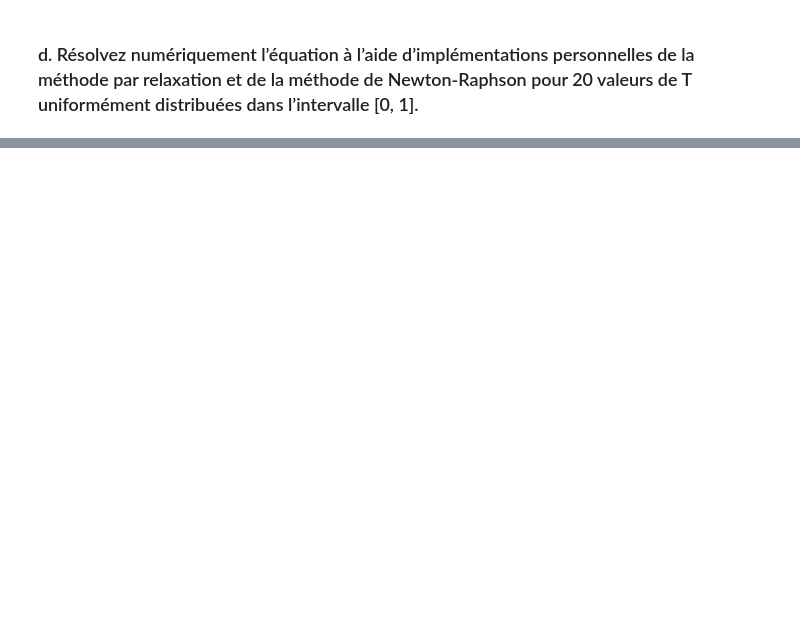
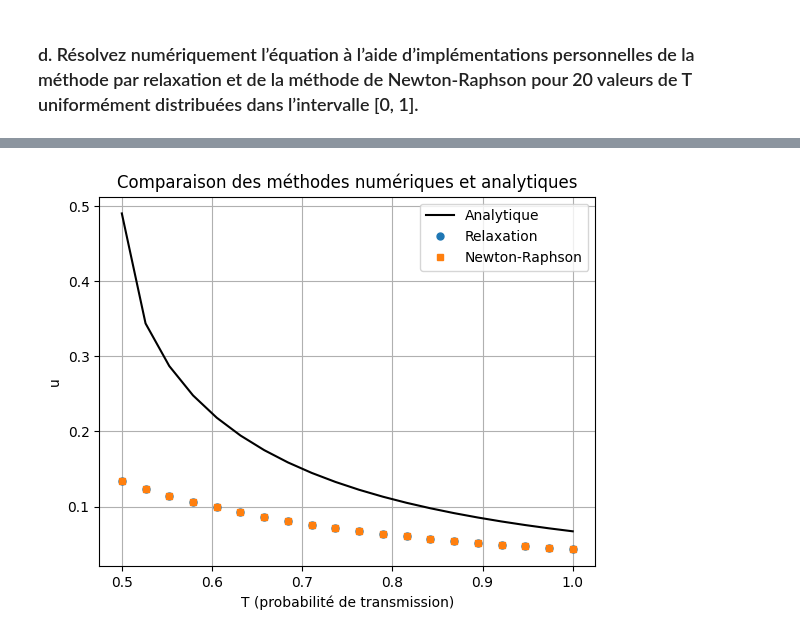
Before and after one commit to YuuHappy/PhysnumTP3, a Jupyter notebook: TP3_JulesLabrecque_MarcAntoineSamson_XavierLarouche.ipynb, the cells around one changed output, grey strips where cells are left out. Cells and saved outputs as stored; diff of their text form; code cells hidden in the pictures; blank space fills up the shorter version.

```diff
--- a/TP3_JulesLabrecque_MarcAntoineSamson_XavierLarouche.ipynb
+++ b/TP3_JulesLabrecque_MarcAntoineSamson_XavierLarouche.ipynb
@@ -194,0 +324,20 @@ $$u_3 =\frac{1\pm\sqrt{1-4/A^2}}{2} = \frac{1\pm\sqrt{1-4/(T(\kappa-1))^2}}{2}$$
+# %%
+# 20 valeurs de T entre 0.5 et 1
+T_values = np.linspace(0.5001, 1, 20)
+
+u_analytic = (1 - np.sqrt(1 - 4 / (4*T_values)**2)) / 2
+u_relax = np.array([relaxation(T) for T in T_values])
+u_newton = np.array([newton_raphson(T) for T in T_values])
+
+# Tracé
+plt.plot(T_values, u_analytic, label='Analytique', color='black')
+plt.plot(T_values, u_relax, 'o', label='Relaxation', markersize=5)
+plt.plot(T_values, u_newton, 's', label='Newton-Raphson', markersize=5)
+plt.xlabel('T (probabilité de transmission)')
+plt.ylabel('u')
+plt.title('Comparaison des méthodes numériques et analytiques')
+plt.legend()
+plt.grid(True)
+plt.show()
+# %% [output]
+[figure, added]
```
Also changed, not shown: parts of 8 cells of this notebook.
